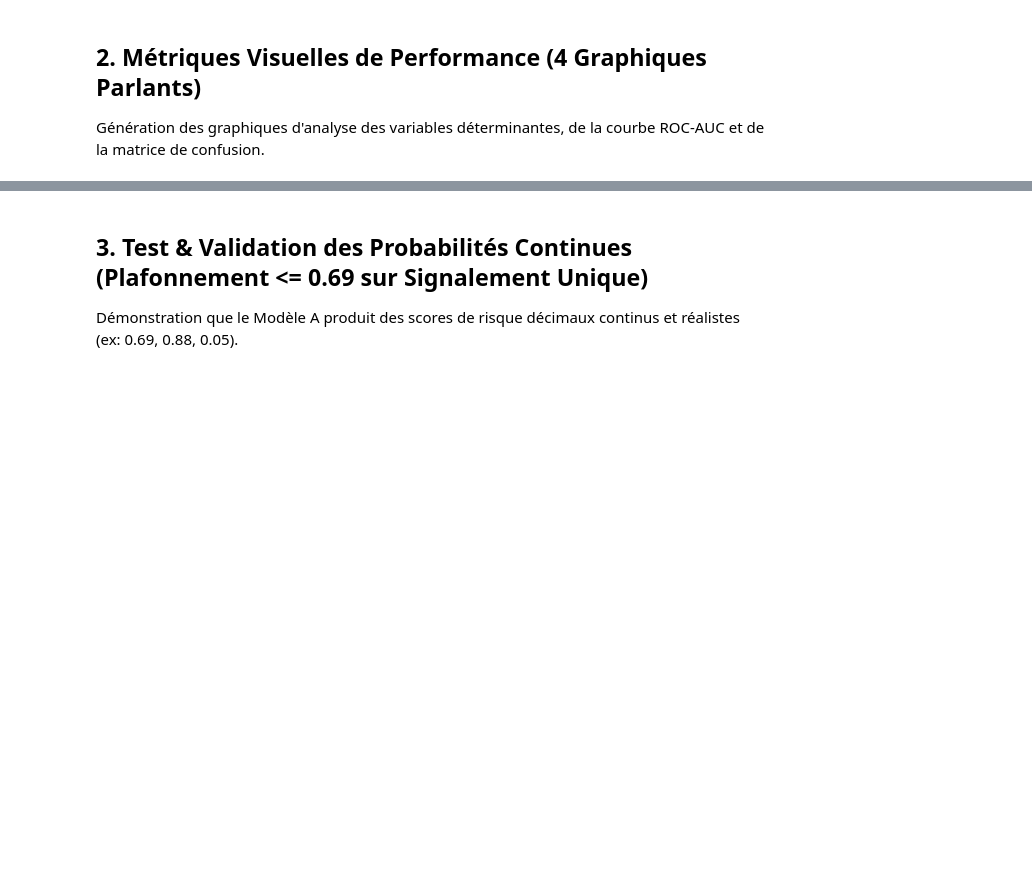
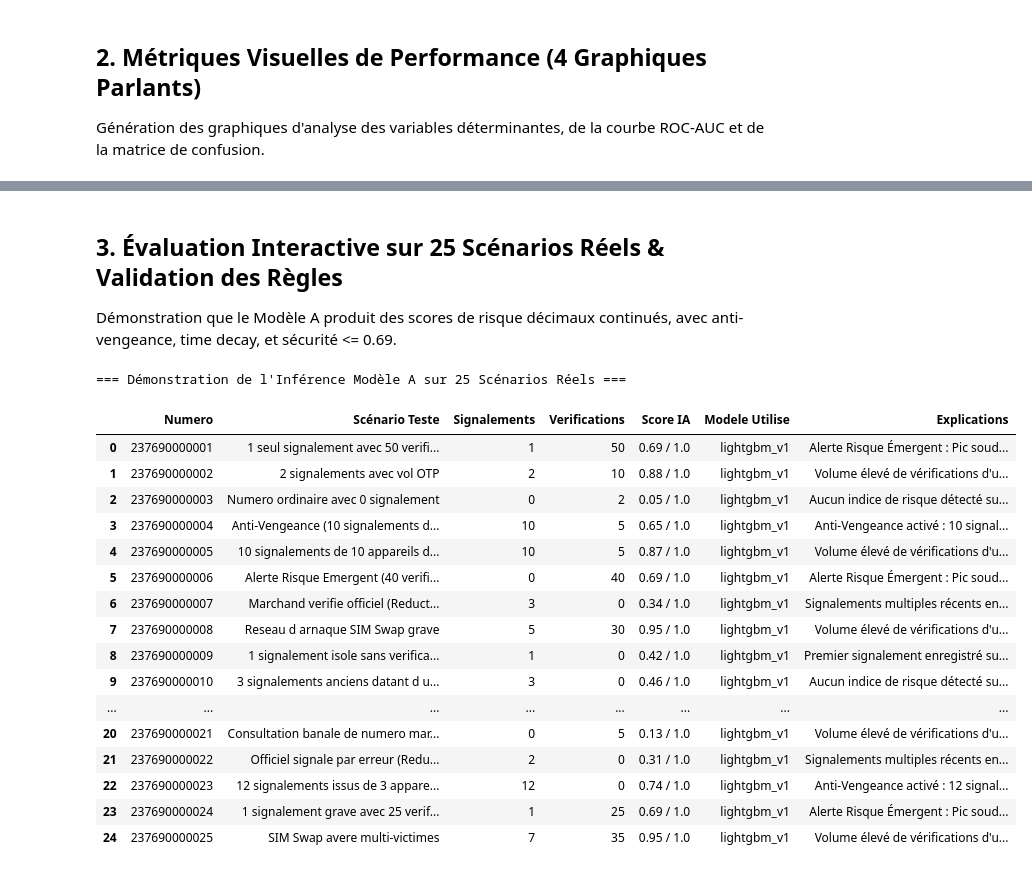
Before and after one commit to kwismo-support/Kwismo, a Jupyter notebook: kwismo-ai/notebooks/02_train_model_a.ipynb, the cells around one changed output, grey strips where cells are left out. Drawn from its saved outputs; the diff is of its cells as text; code cells hidden in the pictures; blank space fills up the shorter version.

Commit message:
enrichissement majeur de la suite de tests unitaires (77 tests passés avec succès) et du notebook 02 avec 25 scénarios comportementaux

```diff
--- a/kwismo-ai/notebooks/02_train_model_a.ipynb
+++ b/kwismo-ai/notebooks/02_train_model_a.ipynb
@@ -153,4 +182,4 @@ plt.show()
 # %% [markdown]
-## 3. Test & Validation des Probabilités Continues (Plafonnement <= 0.69 sur Signalement Unique)
+## 3. Évaluation Interactive sur 25 Scénarios Réels & Validation des Règles
 
-Démonstration que le Modèle A produit des scores de risque décimaux continus et réalistes (ex: 0.69, 0.88, 0.05).
+Démonstration que le Modèle A produit des scores de risque décimaux continués, avec anti-vengeance, time decay, et sécurité <= 0.69.
@@ -188,0 +186,64 @@ for tc in test_cases:
+# %%
+test_cases_extended = [
+    {"numero": "237690000001", "nombre_signalements": 1, "nombre_verifications": 50, "categories": {"r1": "fake_agent_otp"}, "description": "1 seul signalement avec 50 verifications"},
+    {"numero": "237690000002", "nombre_signalements": 2, "nombre_verifications": 10, "categories": {"r1": "fake_agent_otp"}, "description": "2 signalements avec vol OTP"},
+    {"numero": "237690000003", "nombre_signalements": 0, "nombre_verifications": 2, "categories": {}, "description": "Numero ordinaire avec 0 signalement"},
+    {"numero": "237690000004", "nombre_signalements": 10, "device_fingerprints": ["dev1"]*10, "nombre_verifications": 5, "description": "Anti-Vengeance (10 signalements de 1 seul appareil)"},
+    {"numero": "237690000005", "nombre_signalements": 10, "device_fingerprints": [f"dev{i}" for i in range(10)], "nombre_verifications": 5, "description": "10 signalements de 10 appareils distincts"},
+    {"numero": "237690000006", "nombre_signalements": 0, "nombre_verifications": 40, "horodatages_verifications": ["2026-08-18T00:00:00Z"]*40, "description": "Alerte Risque Emergent (40 verifications recurrentes)"},
+    {"numero": "237690000007", "nombre_signalements": 3, "statut_communautaire": "verifie_officiel", "description": "Marchand verifie officiel (Reduction -50%)"},
+    {"numero": "237690000008", "nombre_signalements": 5, "nombre_verifications": 30, "categories": {"r1": "sim_swap_scam"}, "description": "Reseau d arnaque SIM Swap grave"},
+    {"numero": "237690000009", "nombre_signalements": 1, "nombre_verifications": 0, "description": "1 signalement isole sans verification"},
+    {"numero": "237690000010", "nombre_signalements": 3, "horodatages_signalements": ["2025-08-18T00:00:00Z"]*3, "description": "3 signalements anciens datant d un an (Time Decay)"},
+    {"numero": "237690000011", "nombre_signalements": 3, "horodatages_signalements": ["2026-08-18T00:00:00Z"]*3, "description": "3 signalements recents datant d aujourdhui"},
+    {"numero": "237690000012", "nombre_signalements": 15, "nombre_verifications": 80, "categories": {"r1": "fake_agent_otp"}, "description": "Arnaqueur recidiviste lourd"},
+    {"numero": "237690000013", "nombre_signalements": 0, "nombre_verifications": 15, "description": "Utilisateurs prudents verifiant un marchand non signale"},
+    {"numero": "237690000014", "nombre_signalements": 1, "nombre_verifications": 100, "categories": {"r1": "fake_transfer_sms"}, "description": "1 signalement unique avec 100 verifications (cap <= 0.69)"},
+    {"numero": "237690000015", "nombre_signalements": 4, "nombre_verifications": 20, "categories": {"r1": "recruitment_fee_scam"}, "description": "Escroquerie au faux recrutement d ONG"},
+    {"numero": "237690000016", "nombre_signalements": 0, "nombre_verifications": 0, "description": "Nouveau numero propre sur le reseau"},
+    {"numero": "237690000017", "nombre_signalements": 2, "nombre_verifications": 2, "categories": {"r1": "lotto_winner_scam"}, "description": "Escroquerie au faux gain de loterie"},
+    {"numero": "237690000018", "nombre_signalements": 6, "nombre_verifications": 15, "categories": {"r1": "identity_theft_social"}, "description": "Usurpation d identite sur les reseaux sociaux"},
+    {"numero": "237690000019", "nombre_signalements": 1, "horodatages_signalements": ["2026-08-18T00:00:00Z"], "description": "Plainte recente unique sans antecedents"},
+    {"numero": "237690000020", "nombre_signalements": 8, "nombre_verifications": 45, "categories": {"r1": "fake_agent_otp"}, "description": "Tentatives mepetees de vol d OTP"},
+    {"numero": "237690000021", "nombre_signalements": 0, "nombre_verifications": 5, "description": "Consultation banale de numero marchand"},
+    {"numero": "237690000022", "nombre_signalements": 2, "statut_communautaire": "verifie_officiel", "description": "Officiel signale par erreur (Reduction appliquee)"},
+    {"numero": "237690000023", "nombre_signalements": 12, "device_fingerprints": [f"dev_{i%3}" for i in range(12)], "description": "12 signalements issus de 3 appareils seulement"},
+    {"numero": "237690000024", "nombre_signalements": 1, "nombre_verifications": 25, "categories": {"r1": "fake_agent_otp"}, "description": "1 signalement grave avec 25 verifications (cap <= 0.69)"},
+    {"numero": "237690000025", "nombre_signalements": 7, "nombre_verifications": 35, "categories": {"r1": "sim_swap_scam"}, "description": "SIM Swap avere multi-victimes"}
+]
+
+results = []
+for tc in test_cases_extended:
+    score, explications, modele_used = predict(tc)
+    results.append({
+        "Numero": tc["numero"],
+        "Scénario Teste": tc["description"],
+        "Signalements": tc.get("nombre_signalements", 0),
+        "Verifications": tc.get("nombre_verifications", 0),
+        "Score IA": f"{score:.2f} / 1.0",
+        "Modele Utilise": modele_used,
+        "Explications": "; ".join(explications[:2])
+    })
+
+df_res = pd.DataFrame(results)
+print("=== Démonstration de l'Inférence Modèle A sur 25 Scénarios Réels ===\n")
+display(df_res)
+# %% [output]
+=== Démonstration de l'Inférence Modèle A sur 25 Scénarios Réels ===
+|  | Numero | Scénario Teste | Signalements | Verifications | Score IA | Modele Utilise | Explications |
+| 0 | 237690000001 | 1 seul signalement avec 50 verifi... | 1 | 50 | 0.69 / 1.0 | lightgbm_v1 | Alerte Risque Émergent : Pic soud... |
+| 1 | 237690000002 | 2 signalements avec vol OTP | 2 | 10 | 0.88 / 1.0 | lightgbm_v1 | Volume élevé de vérifications d'u... |
+| 2 | 237690000003 | Numero ordinaire avec 0 signalement | 0 | 2 | 0.05 / 1.0 | lightgbm_v1 | Aucun indice de risque détecté su... |
+| 3 | 237690000004 | Anti-Vengeance (10 signalements d... | 10 | 5 | 0.65 / 1.0 | lightgbm_v1 | Anti-Vengeance activé : 10 signal... |
+| 4 | 237690000005 | 10 signalements de 10 appareils d... | 10 | 5 | 0.87 / 1.0 | lightgbm_v1 | Volume élevé de vérifications d'u... |
+| 5 | 237690000006 | Alerte Risque Emergent (40 verifi... | 0 | 40 | 0.69 / 1.0 | lightgbm_v1 | Alerte Risque Émergent : Pic soud... |
+| 6 | 237690000007 | Marchand verifie officiel (Reduct... | 3 | 0 | 0.34 / 1.0 | lightgbm_v1 | Signalements multiples récents en... |
+| 7 | 237690000008 | Reseau d arnaque SIM Swap grave | 5 | 30 | 0.95 / 1.0 | lightgbm_v1 | Volume élevé de vérifications d'u... |
+| 8 | 237690000009 | 1 signalement isole sans verifica... | 1 | 0 | 0.42 / 1.0 | lightgbm_v1 | Premier signalement enregistré su... |
+| 9 | 237690000010 | 3 signalements anciens datant d u... | 3 | 0 | 0.46 / 1.0 | lightgbm_v1 | Aucun indice de risque détecté su... |
+| ... | ... | ... | ... | ... | ... | ... | ... |
+| 20 | 237690000021 | Consultation banale de numero mar... | 0 | 5 | 0.13 / 1.0 | lightgbm_v1 | Volume élevé de vérifications d'u... |
+| 21 | 237690000022 | Officiel signale par erreur (Redu... | 2 | 0 | 0.31 / 1.0 | lightgbm_v1 | Signalements multiples récents en... |
+| 22 | 237690000023 | 12 signalements issus de 3 appare... | 12 | 0 | 0.74 / 1.0 | lightgbm_v1 | Anti-Vengeance activé : 12 signal... |
+| 23 | 237690000024 | 1 signalement grave avec 25 verif... | 1 | 25 | 0.69 / 1.0 | lightgbm_v1 | Alerte Risque Émergent : Pic soud... |
+| 24 | 237690000025 | SIM Swap avere multi-victimes | 7 | 35 | 0.95 / 1.0 | lightgbm_v1 | Volume élevé de vérifications d'u... |
```
Also changed, not shown: parts of 6 cells of this notebook, 1 other file.
